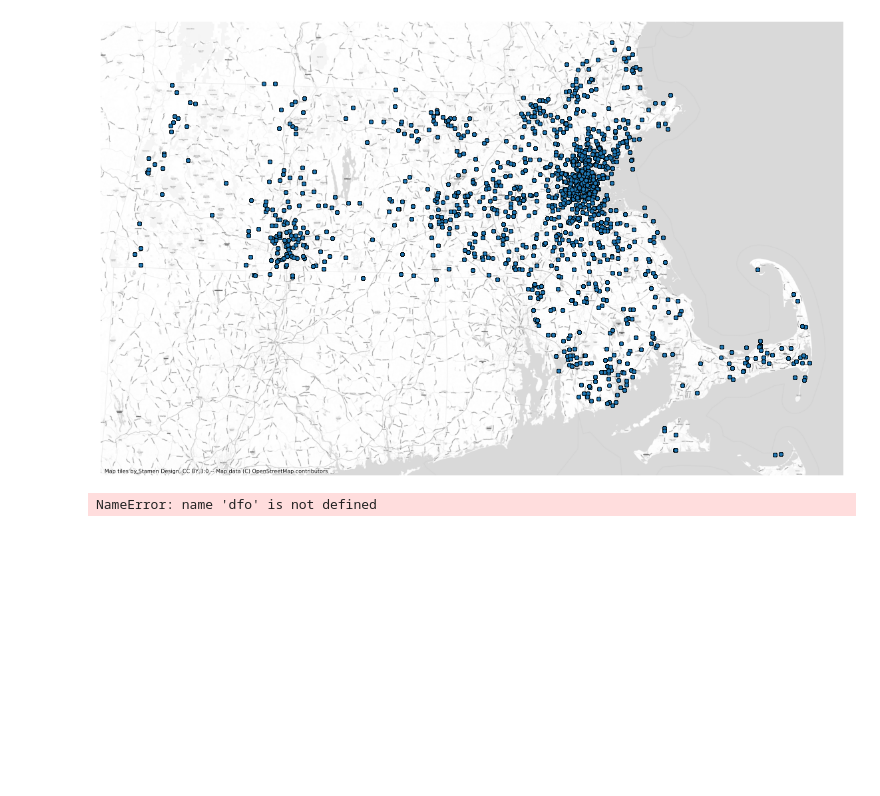
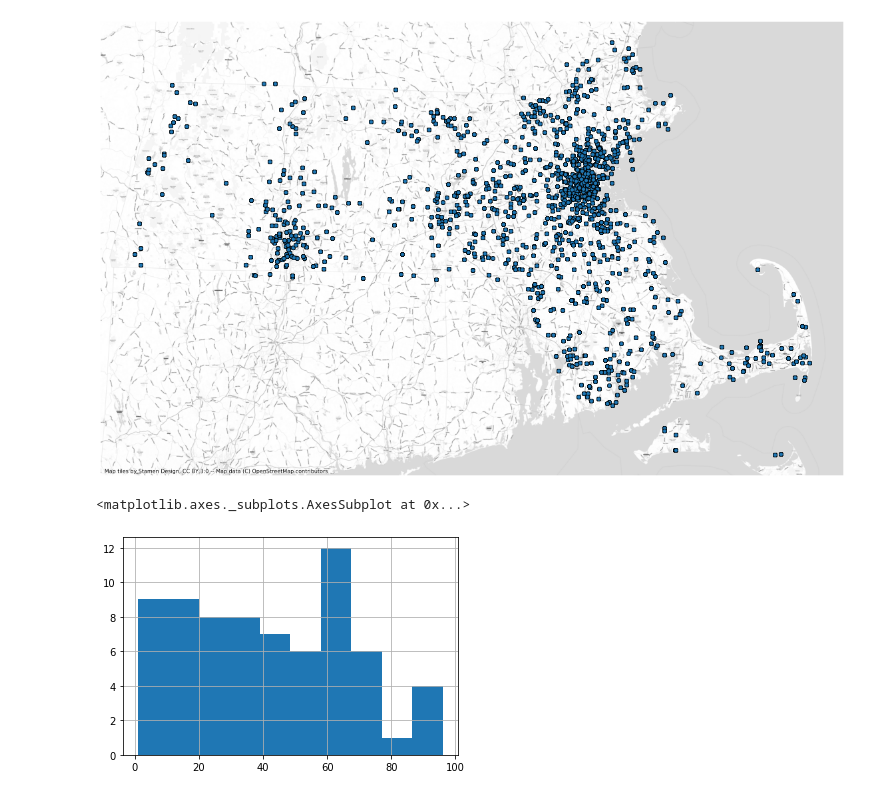
Before and after one commit to JovialeGuitey/tabe23_exercice, a Jupyter notebook: ANONYMISATION DES DONNEES.ipynb, the cells around one changed output. Saved outputs shown, nothing was run; the diff lists cells and outputs as text; code cells hidden in the pictures; blank space fills up the shorter version.

```diff
--- a/ANONYMISATION DES DONNEES.ipynb
+++ b/ANONYMISATION DES DONNEES.ipynb
@@ -148,18 +148,19 @@ ax.set_axis_off()
 # %% [output]
 [figure]
 # %%
-df = dfo.copy()
+df = df.copy()
 # Convertir les champs de date en dates de pandas
 for c in ["START", "STOP", "BIRTHDATE", "DEATHDATE"]:
     df[c] = df[c].apply(lambda x: pd.to_datetime(x, errors="coerce", dayfirst=True).date())
 # Filtre pour le traitement médical final pour tous les patients décédés
 df = df[df.STOP==df.DEATHDATE]
 df.sort_values(by="STOP", inplace=True)
 df.drop_duplicates(subset="PATIENT_ID", keep="last", inplace=True)
 # Créer le DEATHAGE
 # Il s'agit d'un calcul TRÈS approximatif de l'âge au décès
 df["DEATHAGE"] = df.DEATHDATE.apply(lambda x: x.year) - df.BIRTHDATE.apply(lambda x: x.year)
 # Et tirez la répartition des décès, divisée en n bacs
 df["DEATHAGE"].hist(bins=10)
 # %% [output]
-NameError: name 'dfo' is not defined
+<matplotlib.axes._subplots.AxesSubplot at 0x...>
+[figure, added]
```
